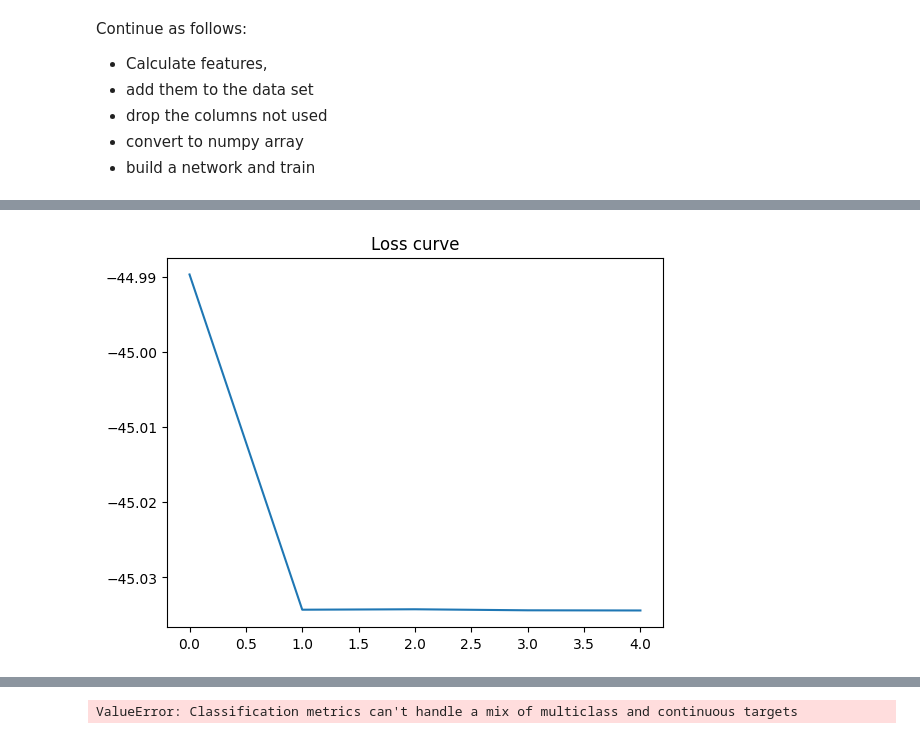
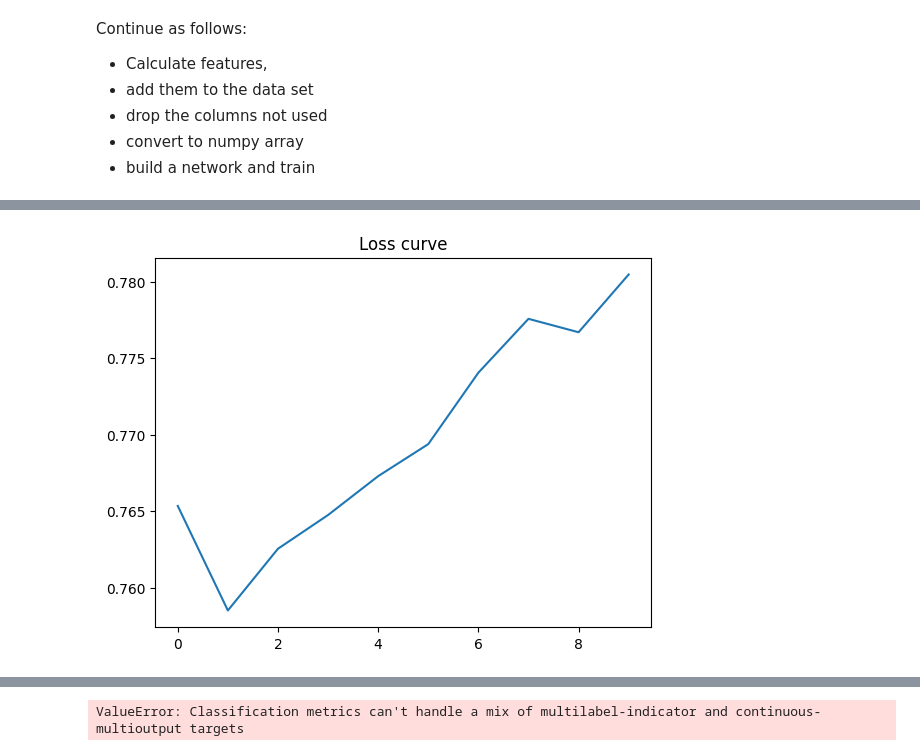
Before and after one commit to dave1b/DL4G, a Jupyter notebook: ML_keras/KerasSimpleTrump.ipynb, the cells around one changed output, grey strips where cells are left out. Saved outputs shown, nothing was run; the diff lists cells and outputs as text; code cells hidden in the pictures.

```diff
--- a/keras_introduction/KerasSimpleTrump.ipynb
+++ b/ML_keras/KerasSimpleTrump.ipynb
@@ -428,0 +424,8 @@ X_train, X_test, y_train, y_test = train_test_split(data[feature_columns], data.
+# %%
+dummy1 = pd.get_dummies(data['trump'], drop_first=True)
+dummy1.head()
+trumps = ['D', 'H', 'S', 'C', 'O', 'U']
+dummy1.columns = trumps
+dummy1.head()
+data = pd.concat([data, dummy1], axis=1).drop('trump', axis=1)
+print(data.head())
@@ -428,0 +448,16 @@ X_train, X_test, y_train, y_test = train_test_split(data[feature_columns], data.
+# %%
+for color in 'DHSC':
+    # Jack and nine combination
+    new_col = '{}_J9'.format(color)
+    data[new_col] = data['{}J'.format(color)] & data['{}9'.format(color)]
+    feature_columns.append(new_col)
+
+    new_col = '{}_AKQ'.format(color)
+    data[new_col] = data['{}A'.format(color)] & data['{}K'.format(color)] & data['{}Q'.format(color)]
+    feature_columns.append(new_col)
+
+    new_col = '{}_678'.format(color)
+    data[new_col] = data['{}6'.format(color)] & data['{}7'.format(color)] & data['{}8'.format(color)]
+    feature_columns.append(new_col)
+
+print(data.head())
@@ -433,3 +484,10 @@ Continue as follows:
 - drop the columns not used
 - convert to numpy array
 - build a network and train
+# %%
+from sklearn.model_selection import train_test_split
+
+X_train, X_test, y_train, y_test = train_test_split(data[feature_columns], data[trumps], test_size=0.2,
+                                                    stratify=data[trumps], random_state=42, shuffle=True)
+print(X_train.shape)
+print(X_train.head())
@@ -436,17 +511,21 @@ Continue as follows:
 # %%
 from sklearn.metrics import accuracy_score
 from tensorflow import keras
+import matplotlib.pyplot as plt
 
 model = keras.Sequential()
 dataset_dim = X_train.shape[1]
 
-model.add(keras.layers.Dense(37, activation='relu', input_shape=(dataset_dim,)))
-model.add(keras.layers.Dense(100, activation='relu'))
-model.add(keras.layers.Dense(1, activation='relu'))
-model.compile(loss='binary_crossentropy',
+model.add(keras.layers.Dense(49, activation=keras.activations.tanh, input_shape=(dataset_dim,)))
+model.add(keras.layers.Dense(300, activation=keras.activations.tanh))
+model.add(keras.layers.Dense(200, activation=keras.activations.tanh))
+# model.add(keras.layers.Dense(200, activation=keras.activations.sigmo id))
+# model.add(keras.layers.Dense(100, activation=keras.activations.sigmoid))
+model.add(keras.layers.Dense(6, activation=keras.activations.softmax))
+model.compile(loss=keras.losses.CategoricalCrossentropy(),
               optimizer='adam',
               metrics=['accuracy'])
-history = model.fit(X_train, y_train, epochs=10, batch_size=32)
+history = model.fit(X_train, y_train, epochs=10, batch_size=128)
 
 
 def plot_costs(costs):
@@ -476 +565 @@ Epoch 5/5
-[figure, old version]
+[figure, new version]
@@ -478 +567 @@ Epoch 5/5
-ValueError: Classification metrics can't handle a mix of multiclass and continuous targets
+ValueError: Classification metrics can't handle a mix of multilabel-indicator and continuous-multioutput targets
```
Also changed, not shown: parts of 8 cells of this notebook, 8 other files.
